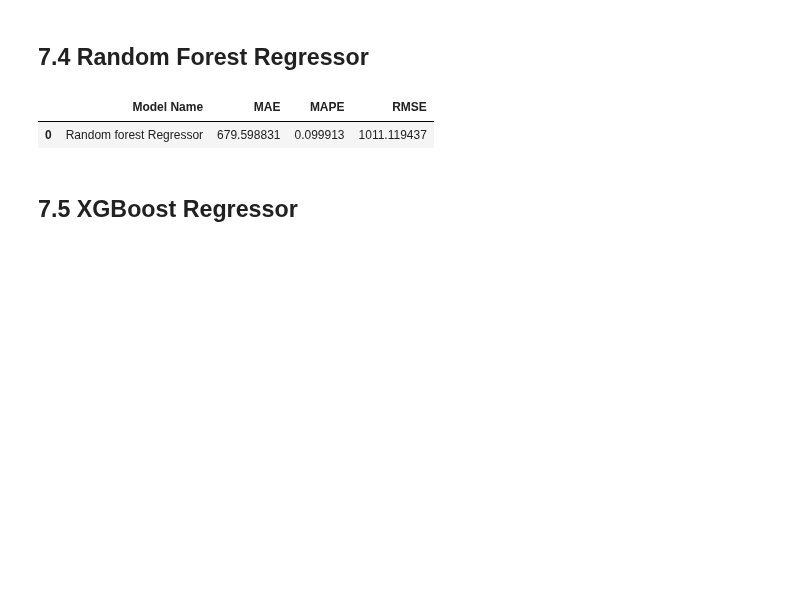
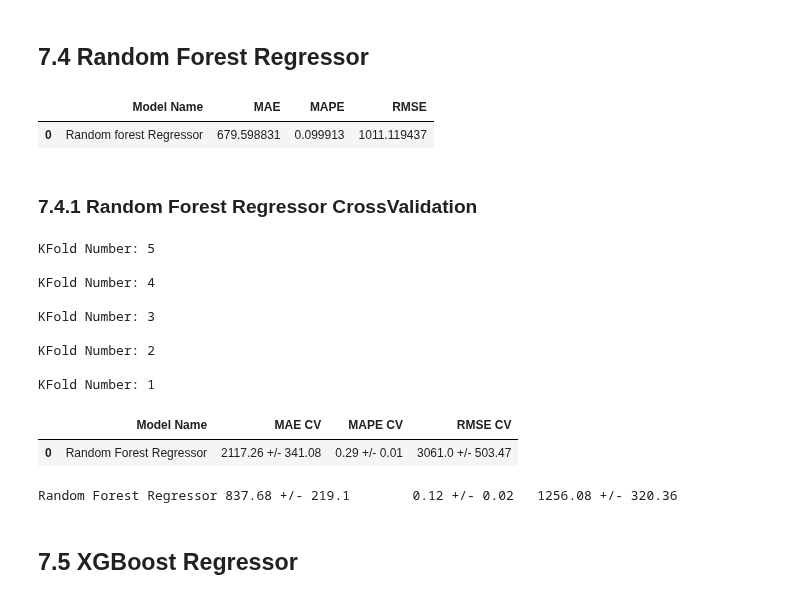
Before and after one commit to Edu-p/ds-project-model, a Jupyter notebook: notebooks/StoreSalesPrediction_md07_v01.ipynb, the cells around one changed output. Cells and saved outputs as stored; diff of their text form; code cells hidden in the pictures; blank space fills up the shorter version.

```diff
--- a/notebooks/StoreSalesPrediction_md07_v01.ipynb
+++ b/notebooks/StoreSalesPrediction_md07_v01.ipynb
@@ -1322,6 +1338,30 @@ rf_result
 # %% [output]
 |  | Model Name | MAE | MAPE | RMSE |
 | 0 | Random forest Regressor | 679.598831 | 0.099913 | 1011.119437 |
+# %% [markdown]
+### 7.4.1 Random Forest Regressor CrossValidation
+# %%
+rf_result_cv = cross_validation( x_training, 5, 'Random Forest Regressor', rf, verbose=True )
+rf_result_cv
+# %% [output]
+KFold Number: 5
+
+KFold Number: 4
+
+KFold Number: 3
+
+KFold Number: 2
+
+KFold Number: 1
+|  | Model Name | MAE CV | MAPE CV | RMSE CV |
+| 0 | Random Forest Regressor | 2117.26 +/- 341.08 | 0.29 +/- 0.01 | 3061.0 +/- 503.47 |
+# %%
+# "Random Forest Regressor	837.68 +/- 219.1	0.12 +/- 0.02	1256.08 +/- 320.36"
+# rf_result_cv
+#  demora 11h pra executar o codigo de crossvalidation com random forest +/-
+print ( "Random Forest Regressor	837.68 +/- 219.1	0.12 +/- 0.02	1256.08 +/- 320.36" )
+# %% [output]
+Random Forest Regressor 837.68 +/- 219.1        0.12 +/- 0.02   1256.08 +/- 320.36
 # %% [markdown]
 ## 7.5 XGBoost Regressor
 # %%
```
Also changed, not shown: parts of 14 cells of this notebook.
